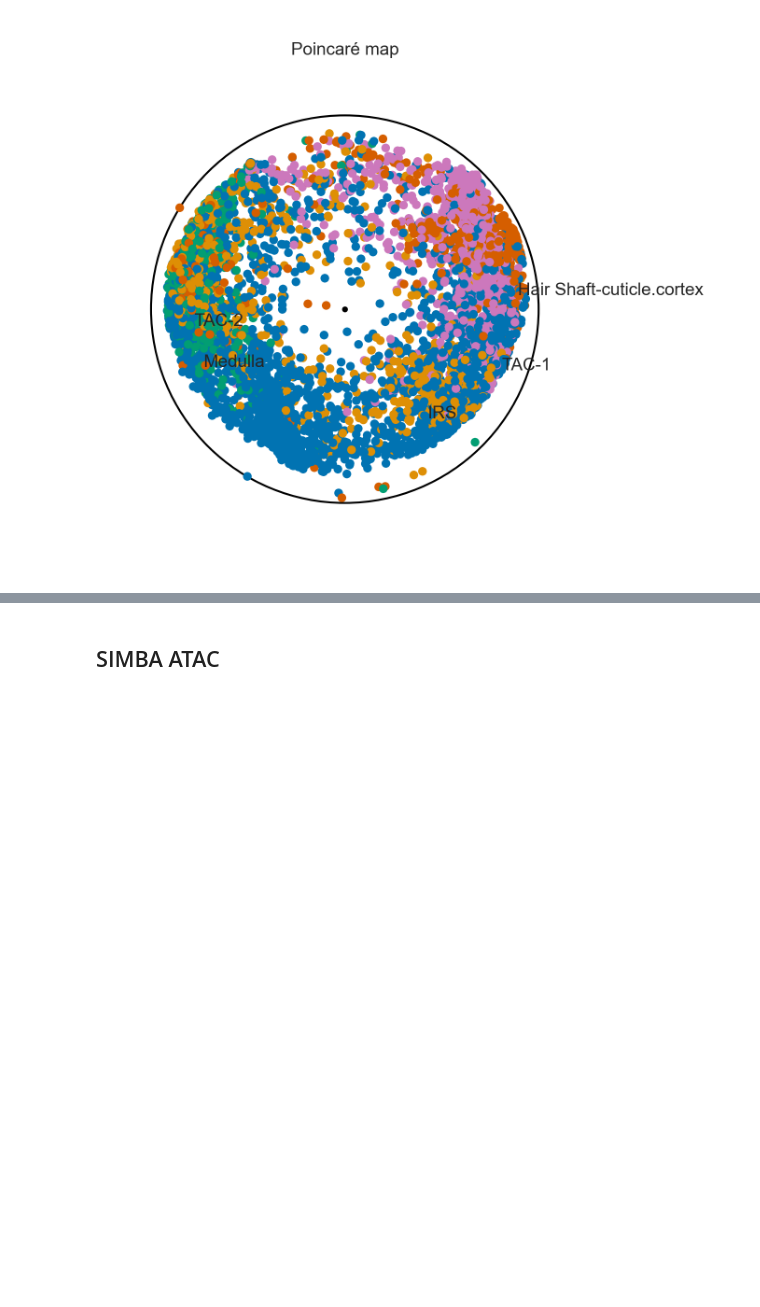
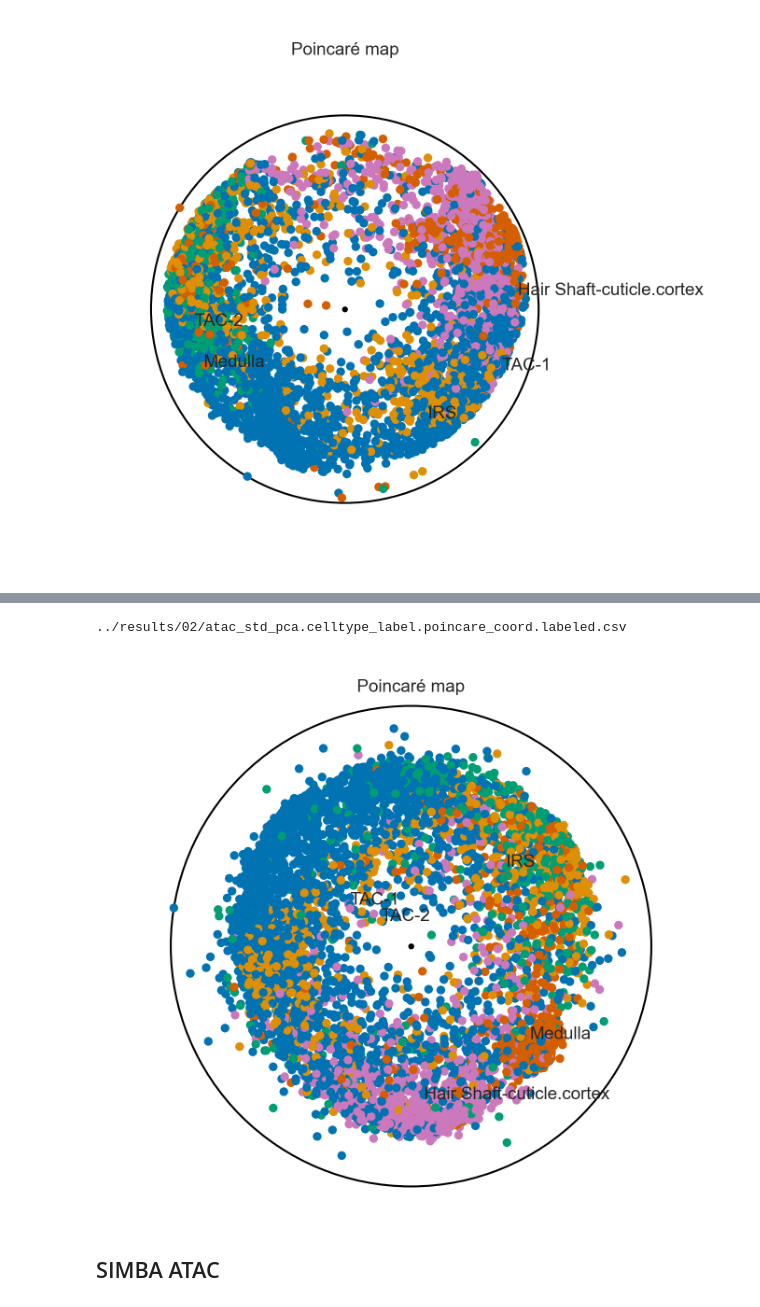
Before and after one commit to cchu70/hyperChromatin, a Jupyter notebook: scripts/02_Poincare_Map.ipynb, the cells around one changed output, grey strips where cells are left out. Drawn from its saved outputs; the diff is of its cells as text; code cells hidden in the pictures; blank space fills up the shorter version.

Commit message:
different normalization for ATAC for PCA and running poincaremap with more epochs

```diff
--- a/scripts/02_Poincare_Map.ipynb
+++ b/scripts/02_Poincare_Map.ipynb
@@ -262,0 +308,9 @@ fig
+# %%
+CP_std_poincare_coord_df = pd.DataFrame(np.concatenate([CP_std_poincare_coord, CP_std_labels.reshape(-1, 1)], axis=1))
+CP_std_poincare_coord_df.columns = ['x', 'y', 'labels']
+CP_std_poincare_coord_df.head()
+CP_std_poincare_coord_fn = f'{workdir}/atac_std_pca.celltype_label.poincare_coord.labeled.csv'
+print(CP_std_poincare_coord_fn)
+CP_std_poincare_coord_df.to_csv(CP_std_poincare_coord_fn, index=False, sep=',')
+# %% [output]
+../results/02/atac_std_pca.celltype_label.poincare_coord.labeled.csv
@@ -263,3 +325,8 @@ fig
+# %%
+fig = Image(filename=f'{workdir}/atac_std_pca.celltype_label.poincare_coord.png')
+fig
+# %% [output]
+[figure, added]
 # %% [markdown]
 ## SIMBA ATAC
 # %%
```
Also changed, not shown: parts of 10 cells of this notebook, 4 other files.
